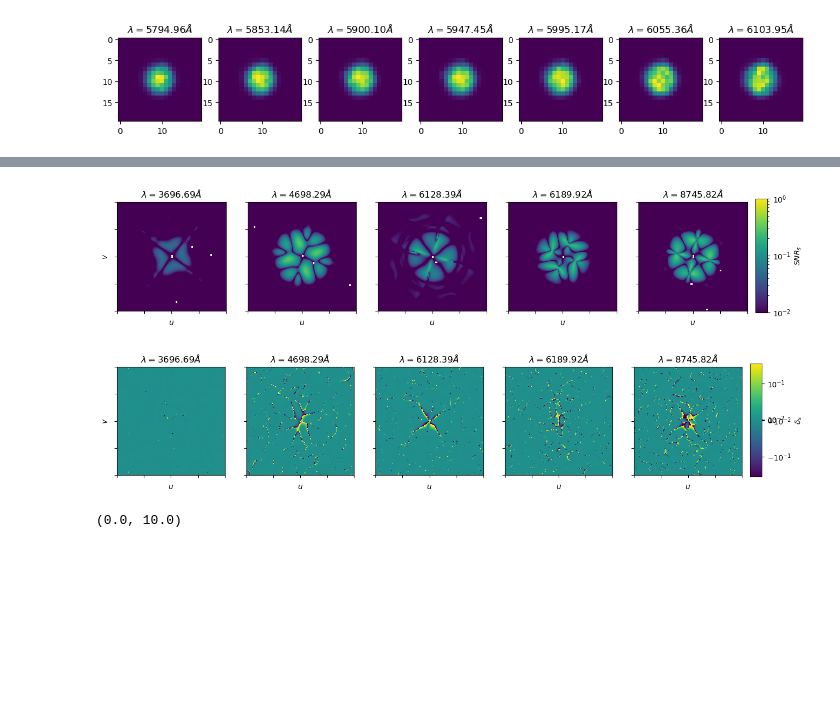
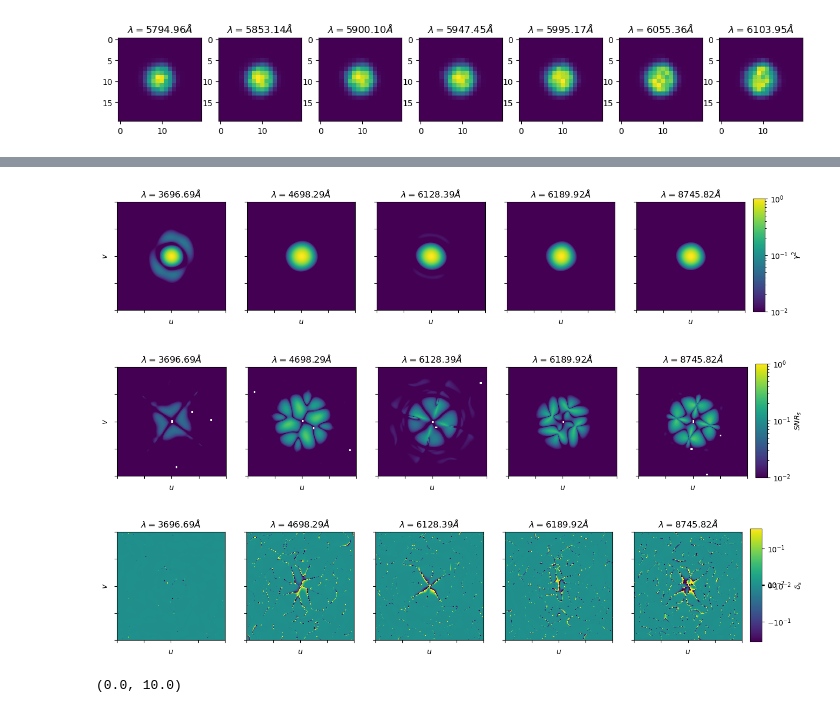
Before and after one commit to AlexGKim/II, a Jupyter notebook: sedona.ipynb, the cells around one changed output, grey strips where cells are left out. Saved outputs shown, nothing was run; the diff lists cells and outputs as text; code cells hidden in the pictures; blank space fills up the shorter version.

```diff
--- a/sedona.ipynb
+++ b/sedona.ipynb
@@ -129,7 +129,7 @@ factor = 10
 fluxshape = flux[0,:,:].shape
 paddedarray = numpy.zeros((fluxshape[0]*factor, fluxshape[1]*factor))
 
-# fig2,axs2 = plt.subplots(1,5, figsize=(15, 3))
+fig2,axs2 = plt.subplots(1,5, figsize=(15, 3))
 fig3,axs3 = plt.subplots(1,5, figsize=(15, 3))
 fig,axs = plt.subplots(1,5, figsize=(15, 3))
 # fig4,axs4 = plt.subplots(1,5, figsize=(15, 3))
@@ -208,38 +208,58 @@ for i, idx in enumerate(idxs):
     # fig2.colorbar(pos2)
     # print(Fsinv.min(),Fsinv.max())
     im = axs[i].imshow(deltas,norm=matplotlib.colors.SymLogNorm(linthresh=0.03, linscale=0.03,
                                               vmin=-0.2, vmax=0.2, base=10),extent=[-1,1,-1,1])
     if i ==0:
         axs[i].set_ylabel(r'$v$')
     axs[i].set_xlabel(r'$u$')
     axs[i].xaxis.set_ticklabels([])
     axs[i].yaxis.set_ticklabels([])
     axs[i].set_title(r'$\lambda={:.2f}\AA$'.format(wavegrid[idx]))
 
-    im3 = axs3[i].imshow(dGammadnu[idx] * (128*numpy.pi)**(-0.25) * numpy.sqrt(3600/2/sigma_t) *
+    im3 = axs3[i].imshow(siginv *
                         numpy.sqrt(1/Fsinv[minx:maxx,minx:maxx]),norm='log',vmin=0.01,vmax=1,extent=[-1,1,-1,1])
+
+
     if i ==0:
         axs3[i].set_ylabel(r'$v$')
     axs3[i].set_xlabel(r'$u$')
     axs3[i].xaxis.set_ticklabels([])
     axs3[i].yaxis.set_ticklabels([])
     axs3[i].set_title(r'$\lambda={:.2f}\AA$'.format(wavegrid[idx]))
+
+    im2 = axs2[i].imshow(gamma2,norm='log',vmin=0.01, vmax=1,extent=[-1,1,-1,1])
+    if i ==0:
+        axs2[i].set_ylabel(r'$v$')
+    axs2[i].set_xlabel(r'$u$')
+    axs2[i].xaxis.set_ticklabels([])
+    axs2[i].yaxis.set_ticklabels([])
+    axs2[i].set_title(r'$\lambda={:.2f}\AA$'.format(wavegrid[idx]))
+
 fig3.subplots_adjust(right=0.90)
 cbar_ax = fig3.add_axes([0.91, 0.15, 0.015, 0.7])
 
 cbar=fig3.colorbar(im3, cax=cbar_ax)
 cbar.set_label(r"$SNR_s$")
 
 fig.subplots_adjust(right=0.90)
 cbar_ax = fig.add_axes([0.91, 0.15, 0.015, 0.7])
 
 cbar=fig.colorbar(im, cax=cbar_ax)
 cbar.set_label(r"$\delta_s$")
-fig.savefig('deltas_sedona.pdf')
-fig3.savefig('ston_sedona.pdf')
+
+fig2.subplots_adjust(right=0.90)
+cbar_ax = fig2.add_axes([0.91, 0.15, 0.015, 0.7])
+
+cbar=fig.colorbar(im2, cax=cbar_ax)
+cbar.set_label(r"$\gamma^2$")
+
+# fig.savefig('deltas_sedona.pdf')
+# fig3.savefig('ston_sedona.pdf')
+fig2.savefig('g2_sedona.pdf')
 # %% [output]
-[figure, old version]
+[figure, new version]
-[figure, old version]
+[figure, new version]
+[figure, added]
 # %%
 def dft_polar(y, norder=None):
     ny = len(y)
```
Also changed, not shown: parts of 2 cells of this notebook, 1 other file.
